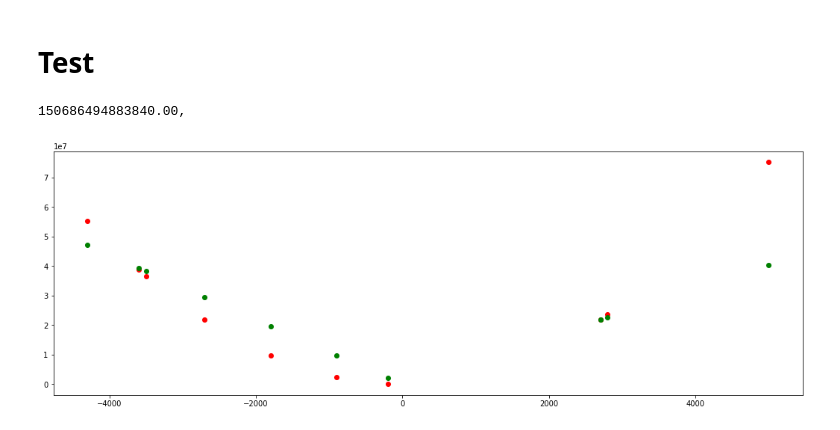
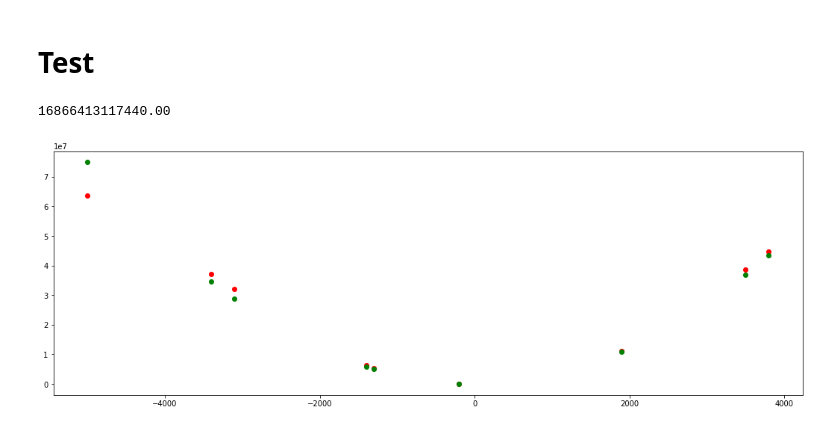
Before and after one commit to TienLungSun/2020-PyTorch-Colab, a Jupyter notebook: 1.2.1. MLP_regression (sparse sampling).ipynb, the cells around one changed output. Cells and saved outputs as stored; diff of their text form; code cells hidden in the pictures.

```diff
--- a/1.2.1. MLP_regression (sparse sampling).ipynb
+++ b/1.2.1. MLP_regression (sparse sampling).ipynb
@@ -57,5 +54,8 @@ Y1 = Y[index]
+# %%
+numpyX1 = numpyX[index]
+numpyY1 = numpyY[index]
 # %%
 from sklearn.model_selection import train_test_split
-trainX, testX, trainY, testY = train_test_split(X1, Y1, test_size=0.50, random_state=0)
-print(trainX.shape, testX.shape, trainY.shape, testY.shape)
+trainX, testX, trainY_hat, testY_hat = train_test_split(numpyX1, numpyY1, test_size=0.30, random_state=0)
+print(trainX.shape, testX.shape, trainY_hat.shape, testY_hat.shape)
 # %% [output]
@@ -120,18 +159,18 @@ plt.show()
 # Test
 # %%
 tensorX = torch.FloatTensor(testX).to(device)
-tensorY = torch.FloatTensor(testY).to(device)
-tensorY1 = MyNet(tensorX)
-loss = loss_func(tensorY1, tensorY)
-print("%.2f" % (float(loss)), end = ", ")
+tensorY_hat = torch.FloatTensor(testY_hat).to(device)
+tensorY = MyNet(tensorX)
+loss = loss_func(tensorY, tensorY_hat)
+print("%.2f" % (float(loss)))
 # %% [output]
-150686494883840.00,
+16866413117440.00
 # %%
-testY1 = tensorY1.detach().cpu().numpy()
+testY = tensorY.detach().cpu().numpy()
 # %%
 plt.figure(figsize=(18, 6))
 plt.scatter(testX, testY, s=50, lw=0, color="red")
-plt.scatter(testX, testY1, s=50, lw=0, color="green")
+plt.scatter(testX, testY_hat, s=50, lw=0, color="green")
 plt.show()
 # %% [output]
-[figure, old version]
+[figure, new version]
```
Also changed, not shown: parts of 16 cells of this notebook.
